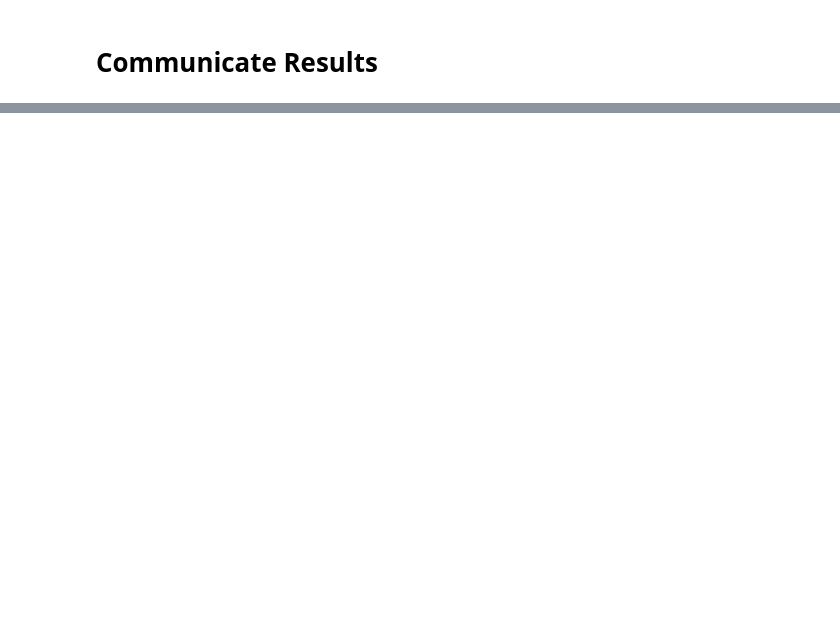
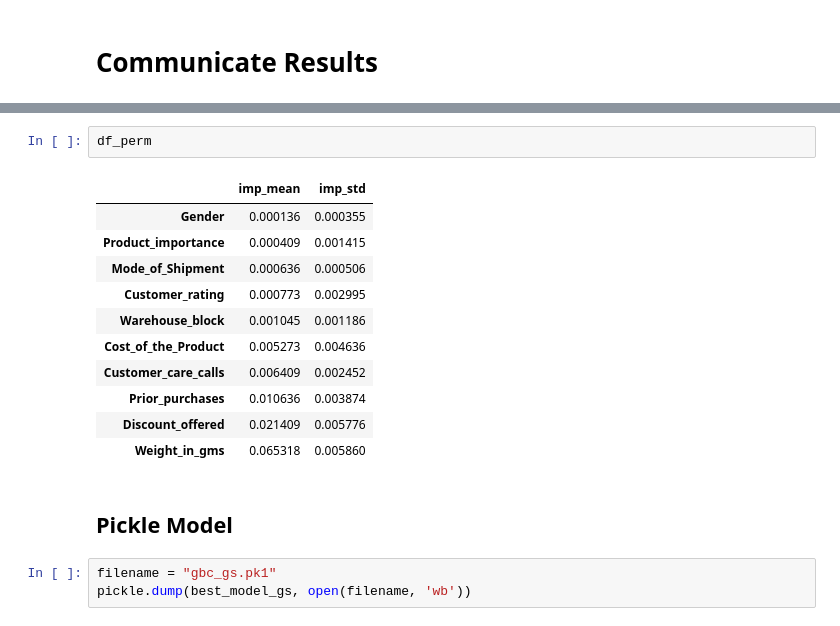
Before and after one commit to andrewlee977/shipping-dashboard, a Jupyter notebook: Shipping_Dashboard/shipping.ipynb, the cells around one changed output, grey strips where cells are left out. Cells and saved outputs as stored; diff of their text form; blank space fills up the shorter version.

```diff
--- a/Shipping_Dashboard/shipping.ipynb
+++ b/Shipping_Dashboard/shipping.ipynb
@@ -314,0 +438,19 @@ Gradient Boosting Accuracy (Test):  0.6859090909090909
+# %%
+df_perm
+# %% [output]
+|  | imp_mean | imp_std |
+| Gender | 0.000136 | 0.000355 |
+| Product_importance | 0.000409 | 0.001415 |
+| Mode_of_Shipment | 0.000636 | 0.000506 |
+| Customer_rating | 0.000773 | 0.002995 |
+| Warehouse_block | 0.001045 | 0.001186 |
+| Cost_of_the_Product | 0.005273 | 0.004636 |
+| Customer_care_calls | 0.006409 | 0.002452 |
+| Prior_purchases | 0.010636 | 0.003874 |
+| Discount_offered | 0.021409 | 0.005776 |
+| Weight_in_gms | 0.065318 | 0.005860 |
+# %% [markdown]
+## Pickle Model
+# %%
+filename = "gbc_gs.pk1"
+pickle.dump(best_model_gs, open(filename, 'wb'))
```
Also changed, not shown: parts of 29 cells of this notebook, 7 other files.
